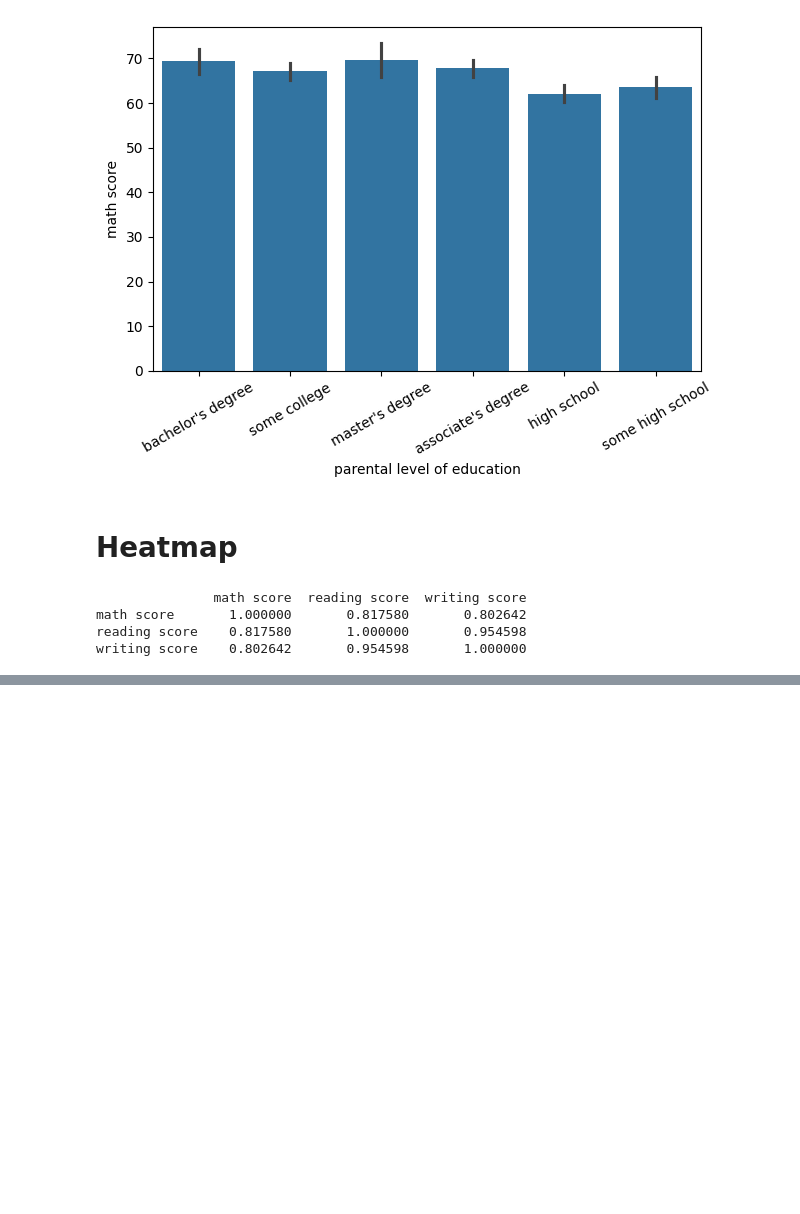
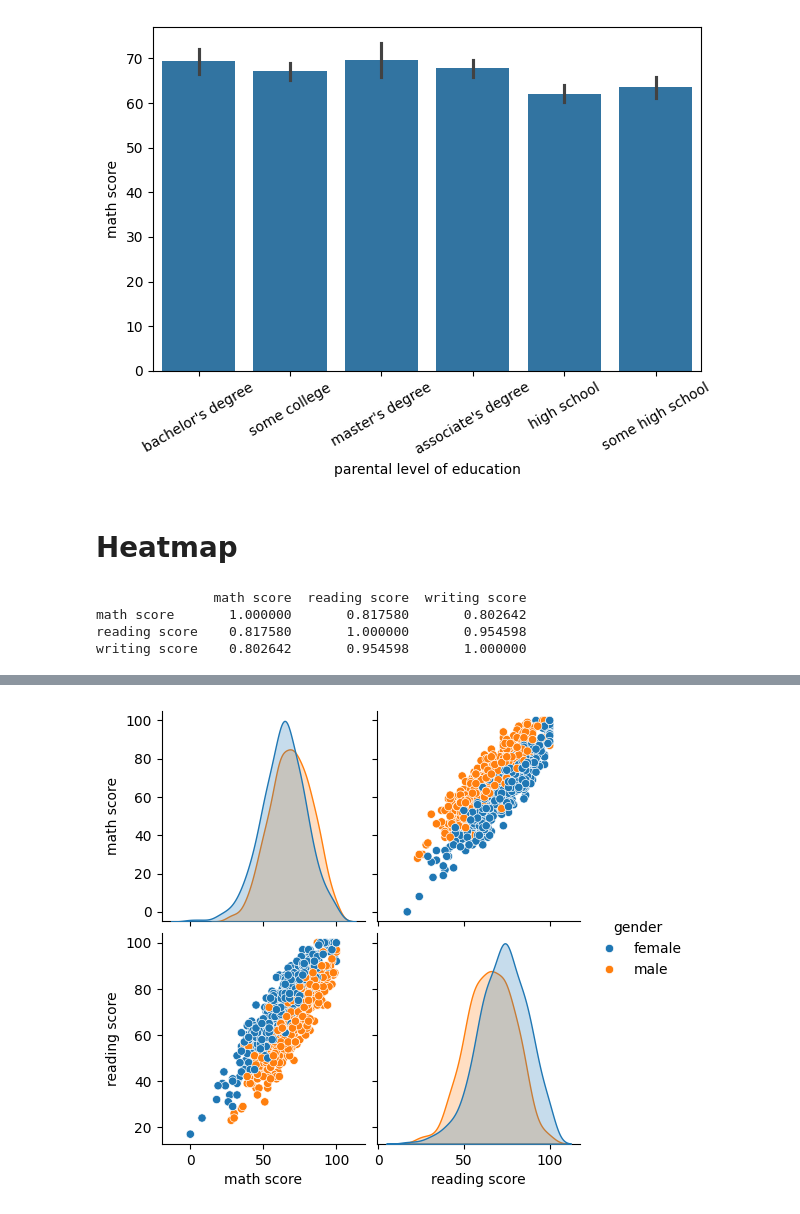
Before and after one commit to Nakib-Nasrullah/Research-Skill, a Jupyter notebook: 6_Matplotlib_and_Seaborn.ipynb, the cells around one changed output, grey strips where cells are left out. Cells and saved outputs as stored; diff of their text form; code cells hidden in the pictures; blank space fills up the shorter version.

```diff
--- a/6_Matplotlib_and_Seaborn.ipynb
+++ b/6_Matplotlib_and_Seaborn.ipynb
@@ -418,0 +442,7 @@ writing score    0.802642       0.954598       1.000000
+# %%
+# With gender
+score_gender = students[['math score', 'reading score', 'gender']]
+sns.pairplot(score_gender, hue='gender')
+plt.show()
+# %% [output]
+[figure, added]
```
Also changed, not shown: parts of 4 cells of this notebook.
